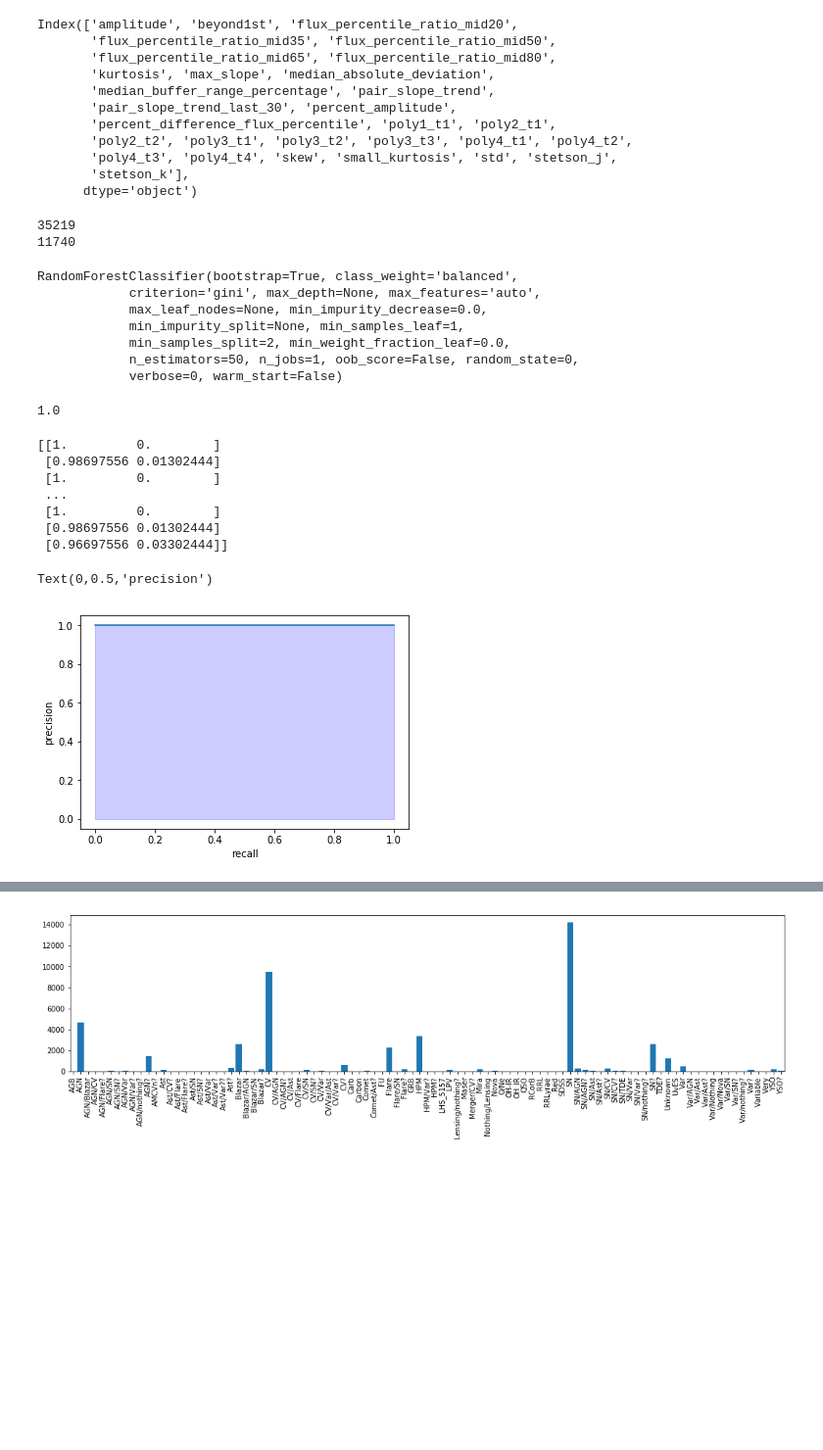
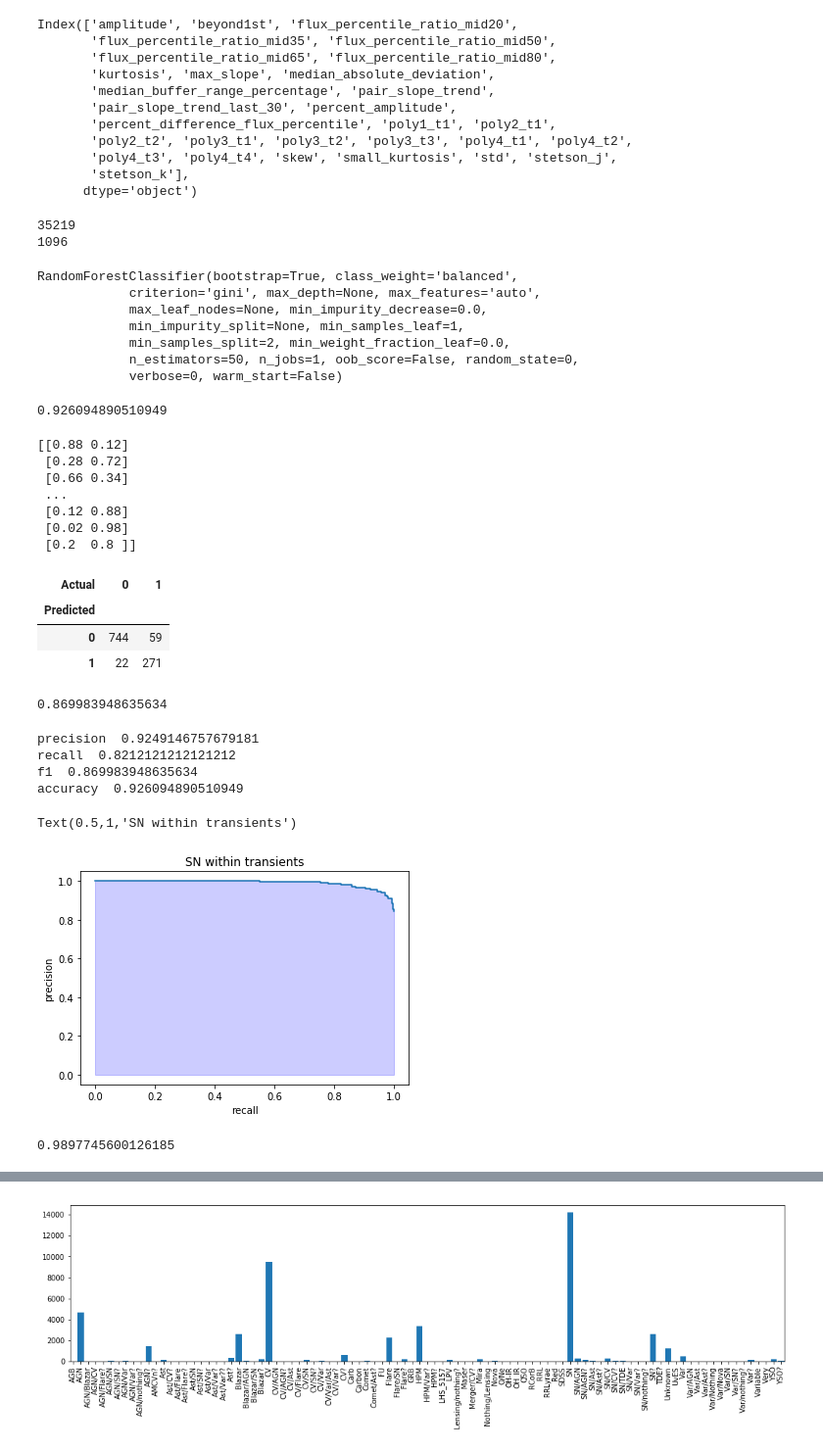
Before and after one commit to mneira10/monInv, a Jupyter notebook: 3.3 Clasiffy with diego.ipynb, the cells around one changed output, grey strips where cells are left out. Shown: that part at 98% size. Saved outputs shown, nothing was run; the diff lists cells and outputs as text; code cells hidden in the pictures; blank space fills up the shorter version.

Commit message:
removed oversampled data in test dataset

```diff
--- a/3.3 Clasiffy with diego.ipynb
+++ b/3.3 Clasiffy with diego.ipynb
@@ -15,7 +16,7 @@ from sklearn.metrics import average_precision_score
 DATA_PATH = "./data/"
 RED = DATA_PATH + "just_red/"
 # %%
-diego_t = pd.read_pickle(DATA_PATH+"/features/T_flux_diego.pickle")
+diego_t = pd.read_pickle(DATA_PATH+"/features/T.pickle")
 print(diego_t.shape)
 # %% [output]
 (46959, 32)
@@ -48,5 +49,7 @@ diego_t
 # %%
 all_train, all_test= train_test_split(diego_t,test_size = 0.25)
+# %%
+all_test = all_test.iloc[all_test.index.get_level_values('copy_num') == 0]
 # %%
 all_test = all_test.sample(frac=1)
 all_train = all_train.sample(frac=1)
@@ -72,7 +75,7 @@ print(len(y_train))
 print(len(y_test))
 # %% [output]
 35219
-11740
+1096
 # %%
 clf = RandomForestClassifier(n_estimators=50,random_state=0, class_weight='balanced')
 # %%
@@ -90,30 +93,67 @@ y_test = np.array(all_test['fact_Class'])
 # %%
 clf.score(all_test[features],y_test)
 # %% [output]
-1.0
+0.926094890510949
 # %%
 preds1 = clf.predict_proba(all_test[features])
 print(preds1)
 # %% [output]
-[[1.         0.        ]
- [0.98697556 0.01302444]
- [1.         0.        ]
+[[0.88 0.12]
+ [0.28 0.72]
+ [0.66 0.34]
  ...
- [1.         0.        ]
- [0.98697556 0.01302444]
- [0.96697556 0.03302444]]
+ [0.12 0.88]
+ [0.02 0.98]
+ [0.2  0.8 ]]
+# %%
+preds = clf.predict(all_test[features])
+pd.crosstab(preds, y_test, rownames=['Predicted '], colnames=['Actual '])
+# %% [output]
+| Actual | 0 | 1 |
+| Predicted |  |  |
+| 0 | 744 | 59 |
+| 1 | 22 | 271 |
+# %%
+f1_score(preds,y_test)
+# %% [output]
+0.869983948635634
+# %%
+tp = pd.crosstab(preds, y_test, rownames=['Predicted '], colnames=['Actual '])[1][1]
+tn = pd.crosstab(preds, y_test, rownames=['Predicted '], colnames=['Actual '])[0][0]
+fp = pd.crosstab(preds, y_test, rownames=['Predicted '], colnames=['Actual '])[0][1]
+fn = pd.crosstab(preds, y_test, rownames=['Predicted '], colnames=['Actual '])[1][0]
+precision = tp/(tp+fp)
+recall = tp/(tp+fn)
+f1  = 2*precision*recall/(precision+recall)
+accuracy = (tp+tn)/(tp+tn+fp+fn)
+print('precision ',precision)
+print('recall ', recall)
+print('f1 ',f1)
+print('accuracy ',accuracy)
+# %% [output]
+precision  0.9249146757679181
+recall  0.8212121212121212
+f1  0.869983948635634
+accuracy  0.926094890510949
 # %%
 preds1 = clf.predict_proba(all_test[features])
 precision, recall, _ = precision_recall_curve(y_test, preds1[:,0],pos_label=0)
 
 plt.step(recall,precision)
 plt.fill_between(recall, precision,step='pre', alpha=0.2,
                  color='b')
 plt.xlabel('recall')
 plt.ylabel('precision')
+plt.title("SN within transients")
 # %% [output]
-Text(0,0.5,'precision')
+Text(0.5,1,'SN within transients')
-[figure, old version]
+[figure, new version]
+# %%
+# recall[-1]=0.00000000000001
+# print(recall)
+integrate.trapz(precision[::-1],recall[::-1])
+# %% [output]
+0.9897745600126185
 # %%
 print(precision)
 # %% [output]
```
Also changed, not shown: parts of 10 cells of this notebook, 2 other files.
